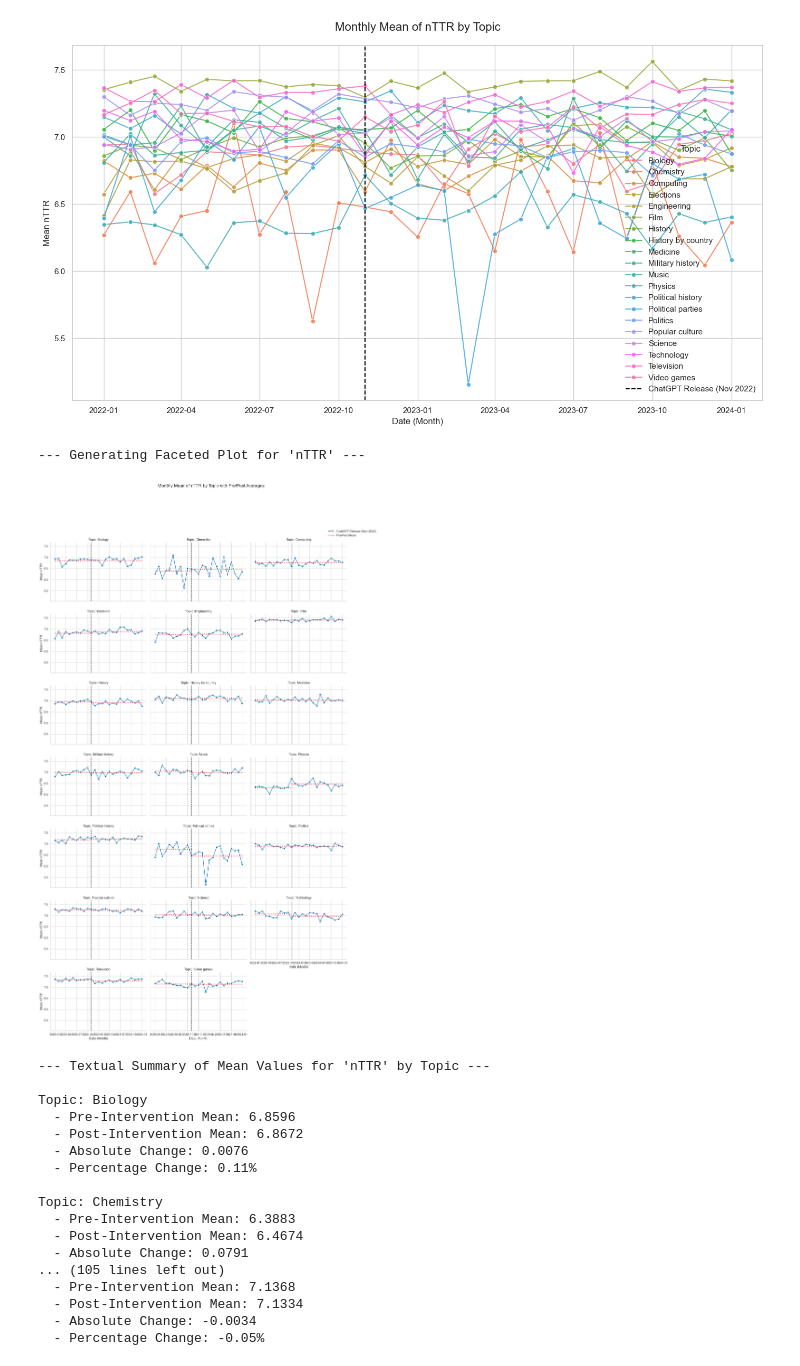
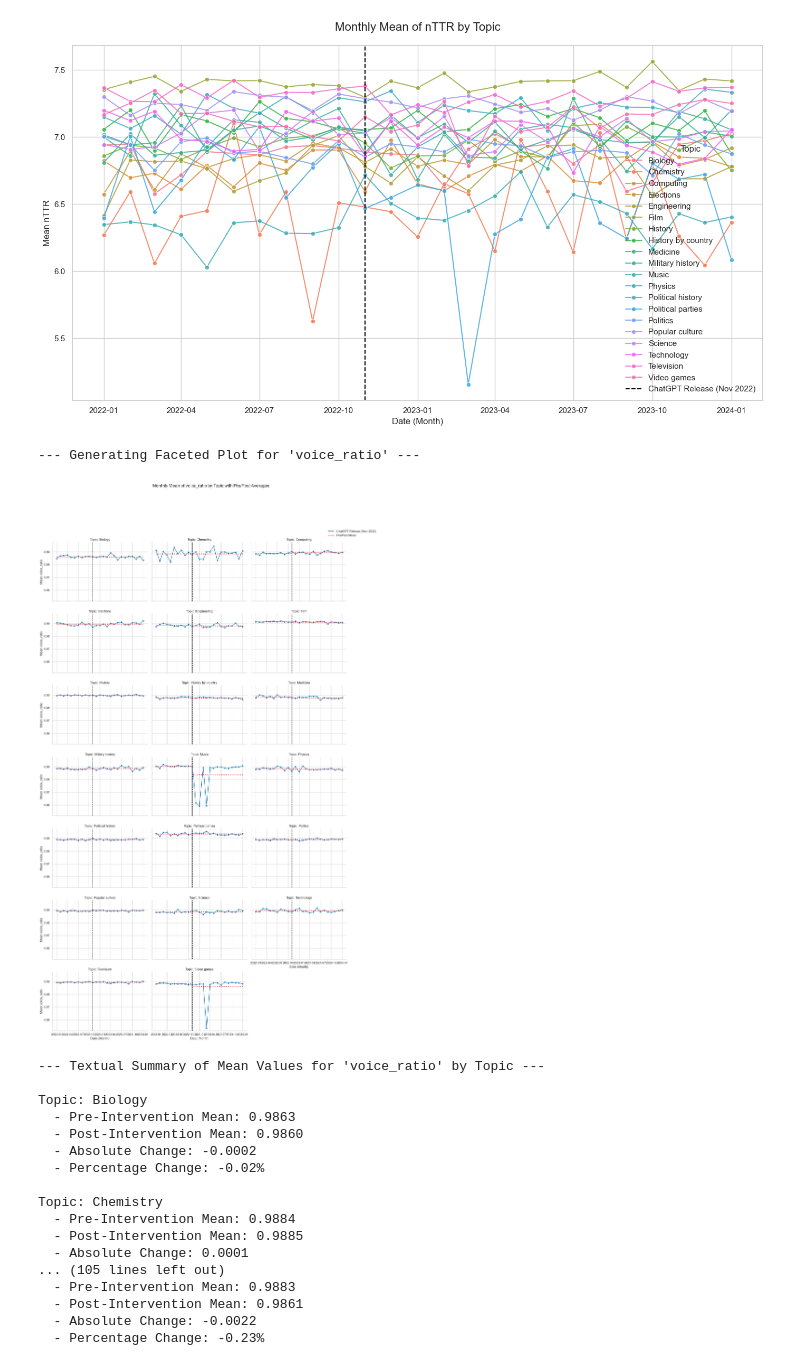
Before and after one commit to LeTartap/WikiMScThesis, a Jupyter notebook: python_code/voting_sys_with_normalizer.ipynb, the cells around one changed output. Saved outputs shown, nothing was run; the diff lists cells and outputs as text; code cells hidden in the pictures.

Commit message:
Update ITS analysis notebook with new data processing steps and execution time adjustments

```diff
--- a/python_code/voting_sys_with_normalizer.ipynb
+++ b/python_code/voting_sys_with_normalizer.ipynb
@@ -960,7 +976,6 @@ import seaborn as sns
 import numpy as np
 
 # --- Step 1: Load and Prepare Data (Same as before) ---
-# TODO: Replace 'your_data.csv' with the actual path to your data file.
 file_path = input_file
 try:
     df = pd.read_csv(file_path)
@@ -982,8 +997,8 @@ intervention_date = pd.to_datetime('2022-11-01', utc=True)
 sns.set_theme(style="whitegrid", palette="colorblind")
 
 # --- Step 2: Aggregate to Monthly Averages (Same as before) ---
-# TODO: Change this to the feature you want to analyze (e.g., 'nTTR', 'voice_ratio')
-feature_to_plot = 'nTTR'
+# Change this to the feature you want to analyze (e.g., 'nTTR', 'voice_ratio')
+feature_to_plot = 'voice_ratio'
 df_monthly_topic = df.groupby('root').resample('MS', on='snapshot_ts')[feature_to_plot].mean().reset_index()
 
 # --- Step 3: Create the Facet Grid Plot (Same as before) ---
@@ -1033,49 +1048,49 @@ print(f"\n--- Textual Summary of Mean Values for '{feature_to_plot}' by Topic --
 # Get the unique list of topics to iterate through
 all_topics = df_monthly_topic['root'].unique()
 
 for topic in all_topics:
     # Filter data for the specific topic
     topic_data = df_monthly_topic[df_monthly_topic['root'] == topic]
 
     # Calculate pre-intervention mean
     pre_data = topic_data[topic_data['snapshot_ts'] < intervention_date]
     pre_mean = pre_data[feature_to_plot].mean()
 
     # Calculate post-intervention mean
     post_data = topic_data[topic_data['snapshot_ts'] >= intervention_date]
     post_mean = post_data[feature_to_plot].mean()
 
     # Calculate the change
     if pre_mean != 0:
         change = post_mean - pre_mean
         percent_change = (change / pre_mean) * 100
     else:
         change = 0
         percent_change = 0
 
     # Print the formatted output
     print(f"\nTopic: {topic}")
     print(f"  - Pre-Intervention Mean: {pre_mean:.4f}")
     print(f"  - Post-Intervention Mean: {post_mean:.4f}")
     print(f"  - Absolute Change: {change:.4f}")
     print(f"  - Percentage Change: {percent_change:.2f}%")
 # %% [output]
---- Generating Faceted Plot for 'nTTR' ---
+--- Generating Faceted Plot for 'voice_ratio' ---
-[figure, old version]
+[figure, new version]
---- Textual Summary of Mean Values for 'nTTR' by Topic ---
+--- Textual Summary of Mean Values for 'voice_ratio' by Topic ---
 
 Topic: Biology
-  - Pre-Intervention Mean: 6.8596
-  - Post-Intervention Mean: 6.8672
-  - Absolute Change: 0.0076
-  - Percentage Change: 0.11%
+  - Pre-Intervention Mean: 0.9863
+  - Post-Intervention Mean: 0.9860
+  - Absolute Change: -0.0002
+  - Percentage Change: -0.02%
 
 Topic: Chemistry
-  - Pre-Intervention Mean: 6.3883
-  - Post-Intervention Mean: 6.4674
-  - Absolute Change: 0.0791
+  - Pre-Intervention Mean: 0.9884
+  - Post-Intervention Mean: 0.9885
+  - Absolute Change: 0.0001
 ... (105 lines left out)
-  - Pre-Intervention Mean: 7.1368
-  - Post-Intervention Mean: 7.1334
-  - Absolute Change: -0.0034
-  - Percentage Change: -0.05%
+  - Pre-Intervention Mean: 0.9883
+  - Post-Intervention Mean: 0.9861
+  - Absolute Change: -0.0022
+  - Percentage Change: -0.23%
```
Also changed, not shown: parts of 1 cell of this notebook, 9 other files.
